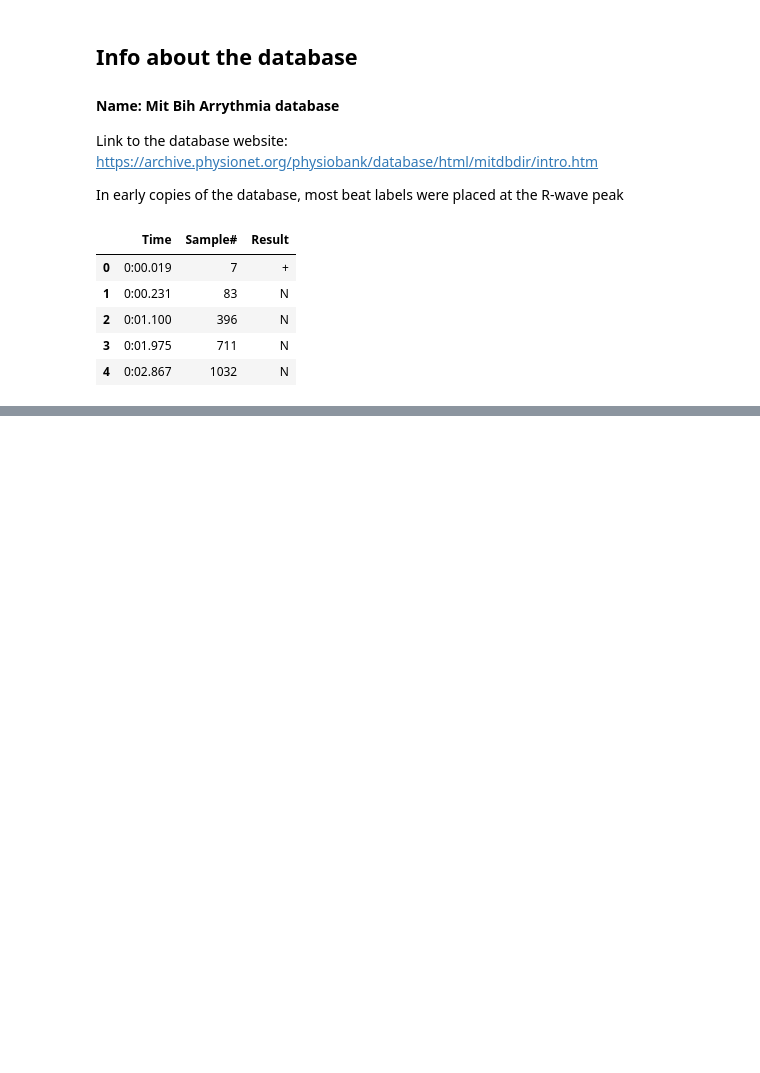
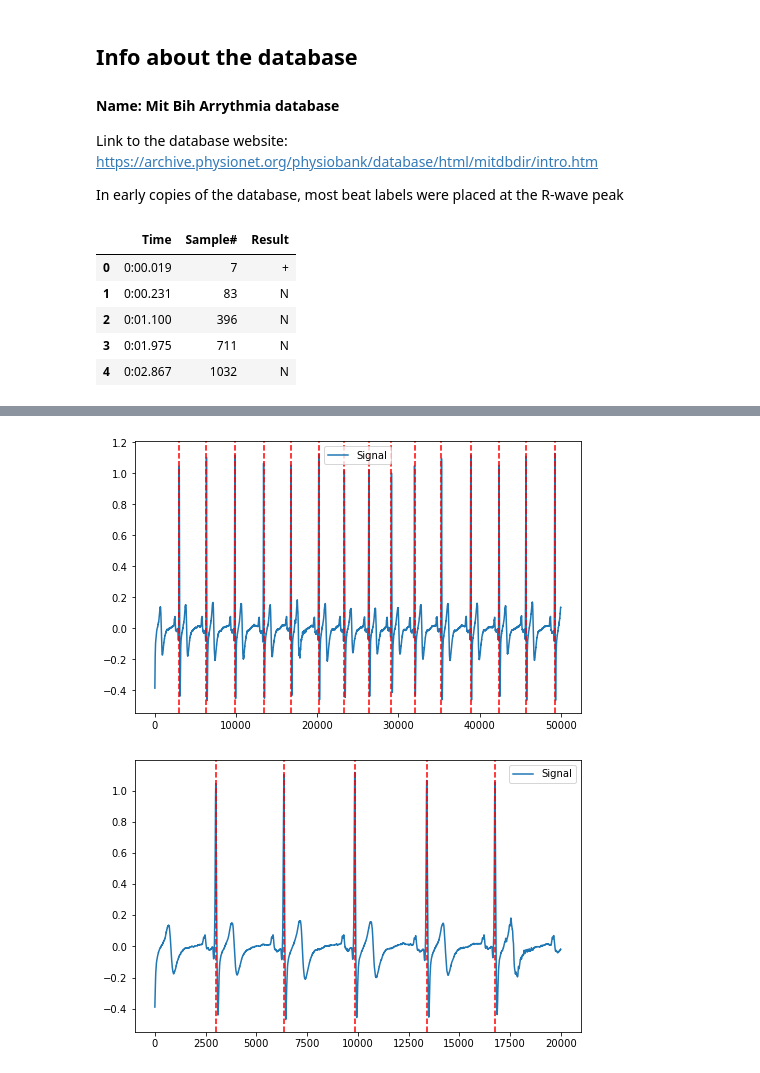
Before and after one commit to aartisinghh/Sensights, a Jupyter notebook: ILYKALEB.ipynb, the cells around one changed output, grey strips where cells are left out. Drawn from its saved outputs; the diff is of its cells as text; code cells hidden in the pictures; blank space fills up the shorter version.

```diff
--- a/ILYKALEB.ipynb
+++ b/ILYKALEB.ipynb
@@ -66,3 +83,16 @@ training['Result'] = annotations['Result']
+# %%
+ecg_signal = nk.data(dataset="ecg_3000hz")['ECG']
+# Extract R-peaks locations
+__, rpeaks = nk.ecg_peaks(ecg_signal, sampling_rate=3000)
+# %%
+# Visualize R-peaks in ECG signal
+plot = nk.events_plot(rpeaks['ECG_R_Peaks'], ecg_signal)
+
+# Zooming into the first 5 R-peaks
+plot = nk.events_plot(rpeaks['ECG_R_Peaks'][:5], ecg_signal[:20000])
+# %% [output]
+[figure, added]
+[figure, added]
 # %%
 #before we do all the ML craziness, we need to create a csv to hold the training data
 #it will be easiest to create a dataframe and just use pandas .to_csv method
```
Also changed, not shown: parts of 6 cells of this notebook, 11 other files.
